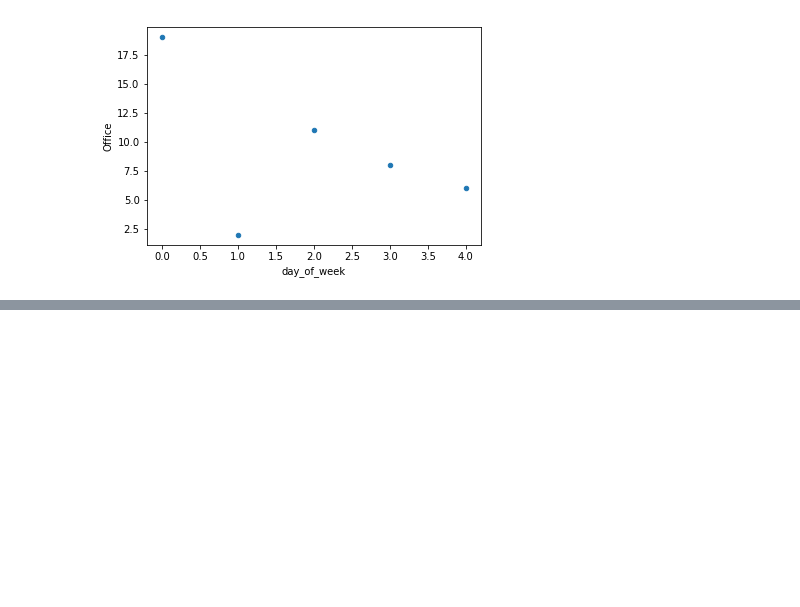
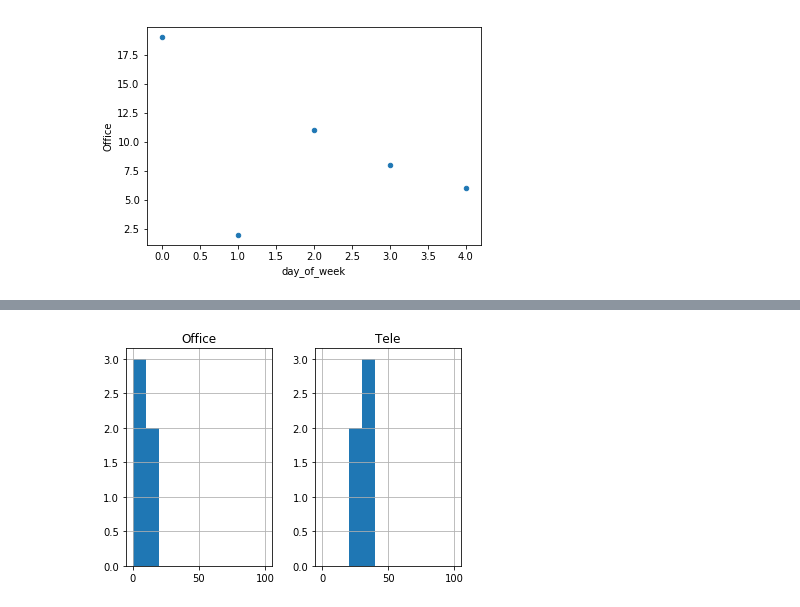
Before and after one commit to 10-m/langs, a Jupyter notebook: python/pandas/04_plot.ipynb, the cells around one changed output, grey strips where cells are left out. Saved outputs shown, nothing was run; the diff lists cells and outputs as text; code cells hidden in the pictures; blank space fills up the shorter version.

```diff
--- a/python/pandas/04_plot.ipynb
+++ b/python/pandas/04_plot.ipynb
@@ -71,0 +72,5 @@ df.plot.box();
+# %%
+# ヒストグラムの確認
+df.hist(bins=10, range=(0, 100));
+# %% [output]
+[figure, added]
```
Also changed, not shown: parts of 4 cells of this notebook, 3 other files.
